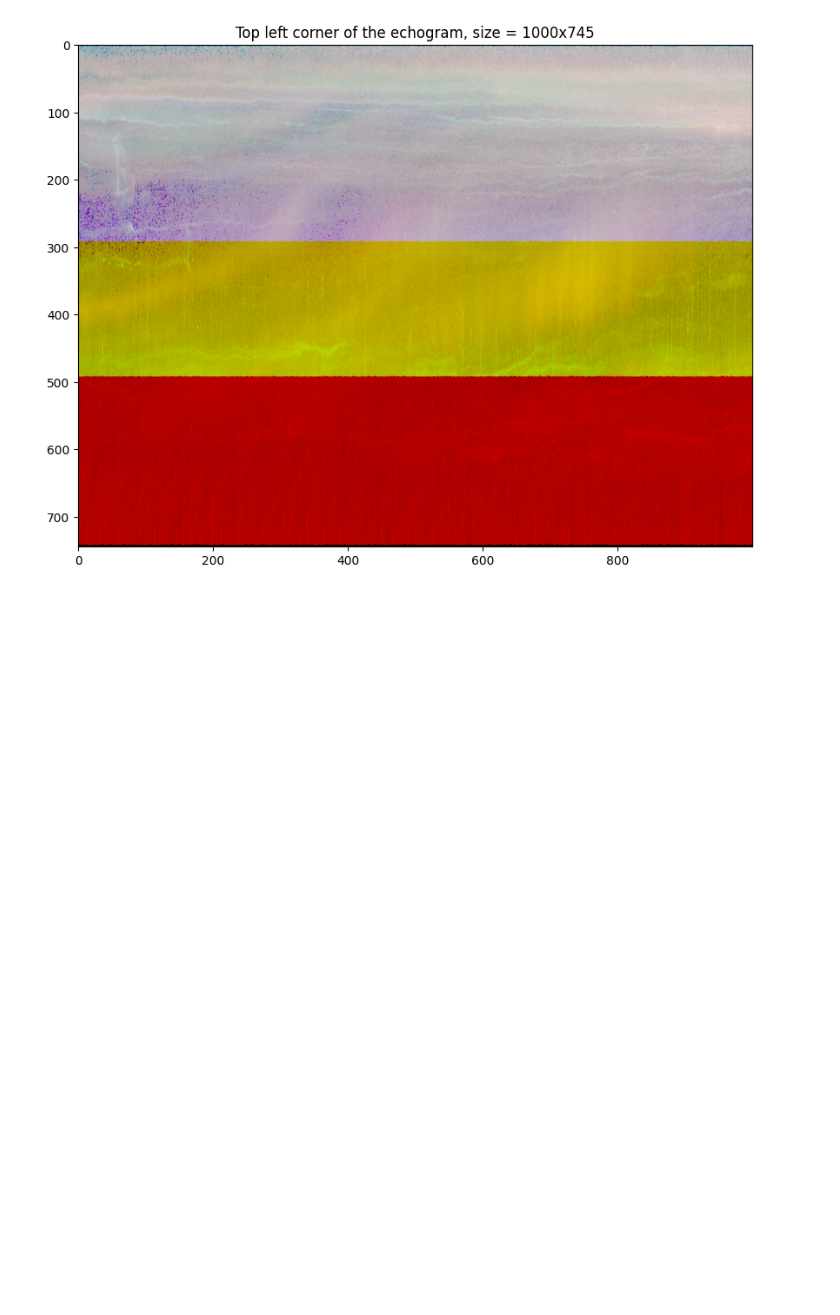
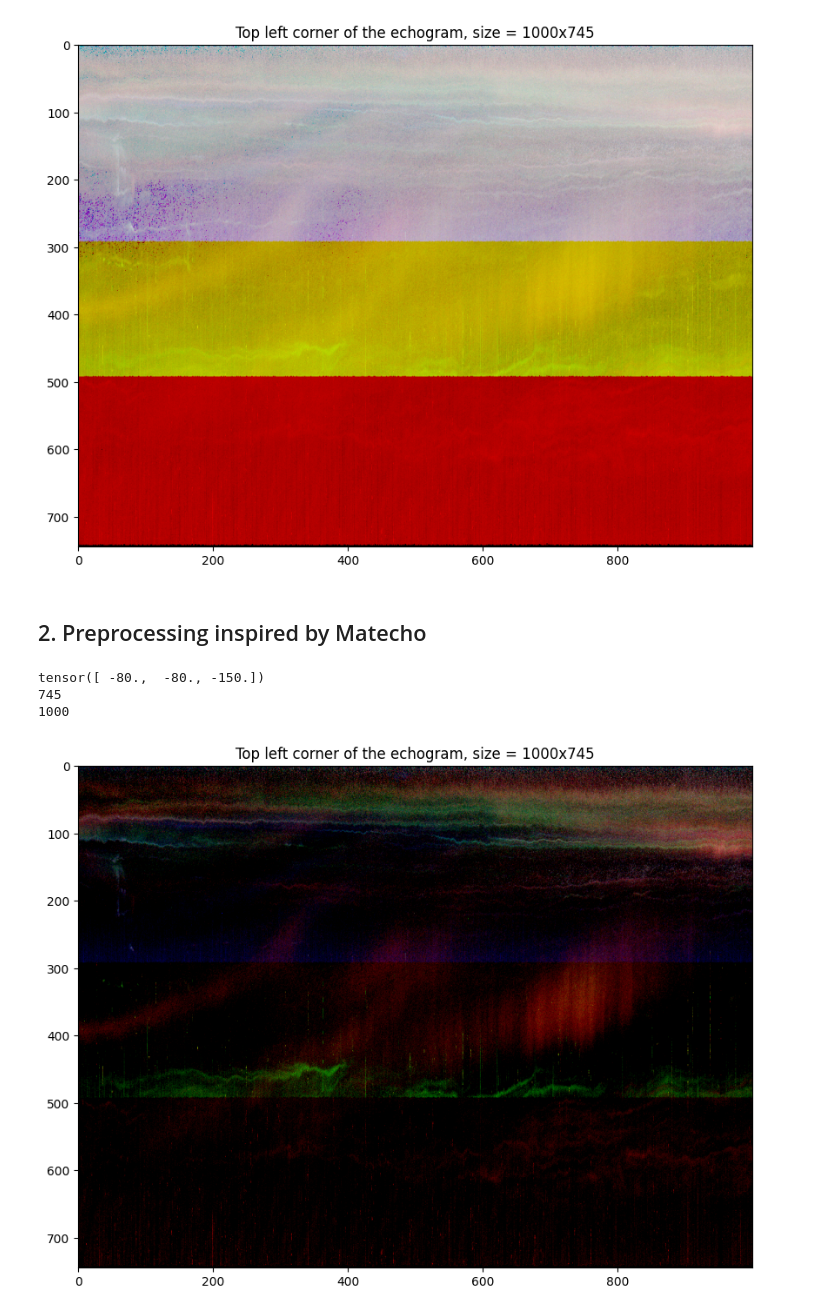
Before and after one commit to GaspardRgt/automatic-echogram-classification, a Jupyter notebook: data-manipulation/echograms-preparation.ipynb, the cells around one changed output. Drawn from its saved outputs; the diff is of its cells as text; code cells hidden in the pictures; blank space fills up the shorter version.

Commit message:
Successfully reproduced Matecho visualization.

```diff
--- a/data-manipulation/echograms-preparation.ipynb
+++ b/data-manipulation/echograms-preparation.ipynb
@@ -120,3 +120,5 @@ plt.title(f"Top left corner of the echogram, size = {WIDTH}x{HEIGHT}")
 # %% [output]
 Text(0.5, 1.0, 'Top left corner of the echogram, size = 1000x745')
 [figure]
+# %% [markdown]
+## 2. Preprocessing inspired by Matecho
@@ -122,0 +144,37 @@ Text(0.5, 1.0, 'Top left corner of the echogram, size = 1000x745')
+# %%
+# Applying thresholds on the data
+
+LOW, HIGH = -80., -50.
+sample_Sv_image = Sv_surface_tensor[:3, :HEIGHT, :WIDTH]
+
+print(sample_Sv_image[:, 0, 0])
+print(len(sample_Sv_image[0, :, 0]))
+print(len(sample_Sv_image[0, 0, :]))
+
+ApplyThresholds(sample_Sv_image, LOW, HIGH)
+# %% [output]
+tensor([ -80.,  -80., -150.])
+745
+1000
+# %%
+# Visualizing function
+
+def plot_echogram_with_contrast(x):
+    Sv_image = np.array(x.permute(1, 2, 0)).astype(int)
+    # Get brightness range - i.e. darkest and lightest pixels
+    min=np.min(Sv_image)        # result=144
+    max=np.max(Sv_image)        # result=216
+
+    # Make a LUT (Look-Up Table) to translate image values
+    LUT=np.zeros(256,dtype=np.uint8)
+    LUT[min:max+1]=np.linspace(start=0,stop=255,num=(max-min)+1,endpoint=True,dtype=np.uint8)
+
+    Sv_image_contrasted = LUT[Sv_image]
+    plt.figure(figsize=(10, 10))
+    plt.imshow(Sv_image_contrasted)
+
+    plt.title(f"Top left corner of the echogram, size = {WIDTH}x{HEIGHT}")
+# %%
+plot_echogram_with_contrast(sample_Sv_image)
+# %% [output]
+[figure, added]
```
Also changed, not shown: parts of 2 cells of this notebook.
